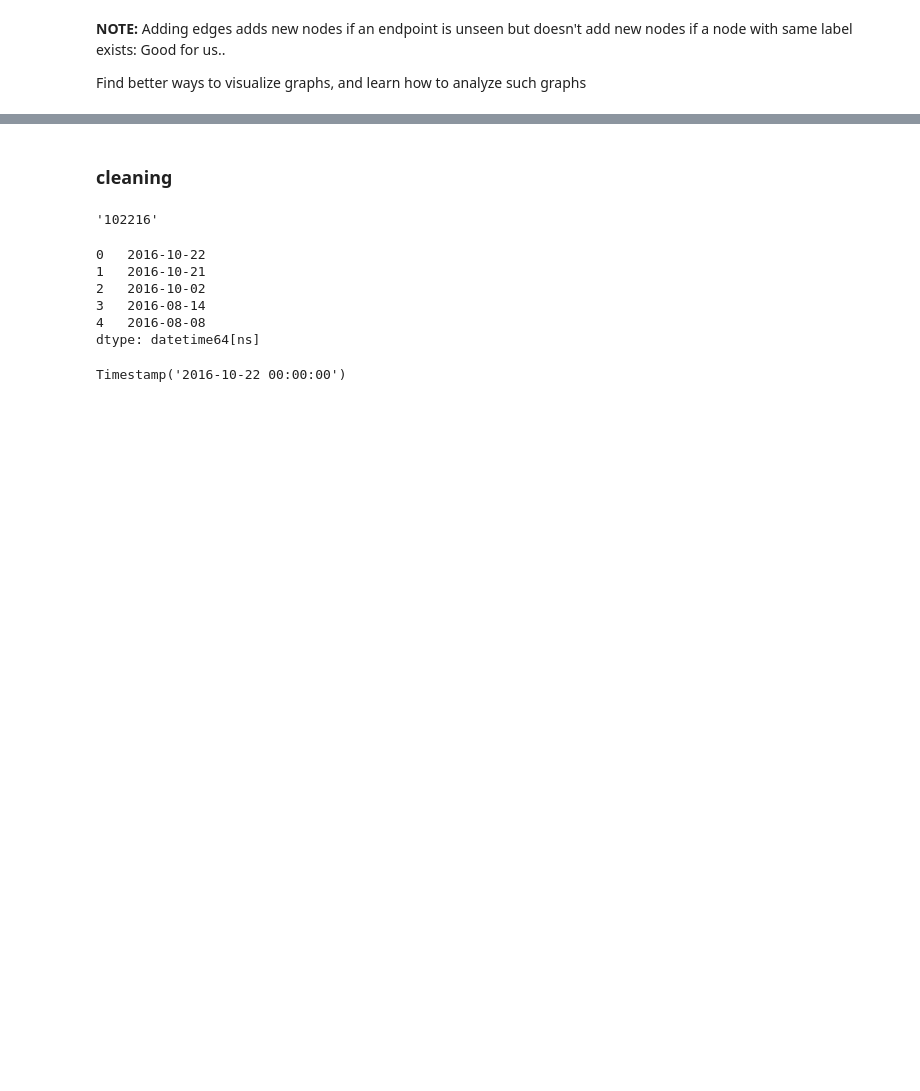
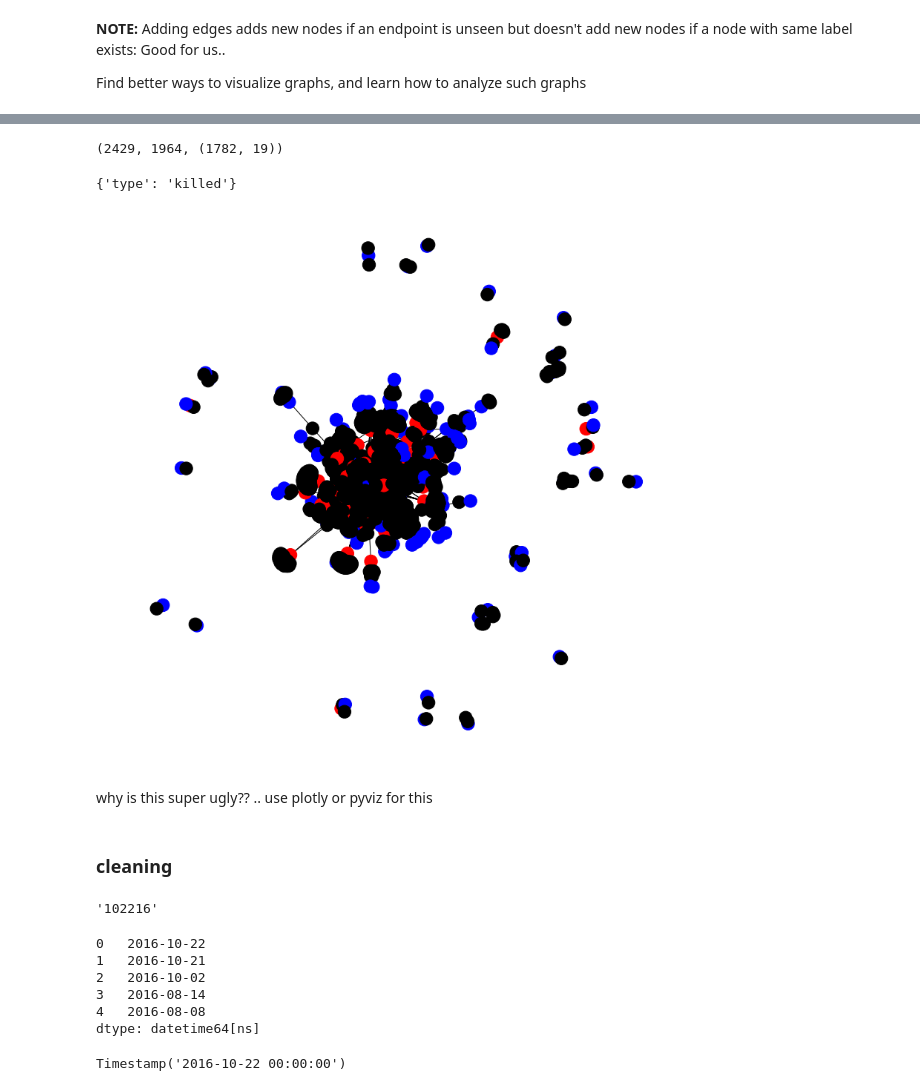
Before and after one commit to seashiva94/data_viz_project, a Jupyter notebook: cpj_eda.ipynb, the cells around one changed output, grey strips where cells are left out. Drawn from its saved outputs; the diff is of its cells as text; code cells hidden in the pictures; blank space fills up the shorter version.

Commit message:
country_killed-person-nationality graph

```diff
--- a/cpj_eda.ipynb
+++ b/cpj_eda.ipynb
@@ -165,3 +147,55 @@ data.head()
+# %%
+G2 = nx.Graph()
+# %%
+seen_nats = []
+seen_ck = []
+for i in range(data.shape[0]):
+    row = data.iloc[i,:]
+    nationality = row.Nationality
+    country_killed = row.Country_killed
+    name = row.Name
+
+    G2.add_edge(country_killed, name)
+    G2.add_edge(name, nationality)
+
+    G2.nodes[name]['type'] = "person"
+    G2.nodes[country_killed]['type'] = "killed"
+    G2.nodes[nationality]['type'] = "nat"
+
+    G2.edges[(country_killed, name)]["type"] = "killed"
+    G2.edges[(name, nationality)]["type"] = "nat"
+# %%
+G2.number_of_edges(), G2.number_of_nodes(), data.shape
+# %% [output]
+(2429, 1964, (1782, 19))
+# %%
+for n in G2.nodes:
+    print(G2.nodes[n])
+    break
+# %% [output]
+{'type': 'killed'}
+# %%
+# node_colors = ['g' if G.nodes[node]['type'] == 'person' else 'r' for node in G.nodes ]
+# plt.figure(figsize=(10,10))
+# nx.draw(G, with_labels=False, font_weight='bold', node_color=node_colors)#labels=True=> too much text
+
+node_colors = []
+for n in G2.nodes:
+    if G2.nodes[n]['type'] == "person":
+        c = "k"
+    elif G2.nodes[n]['type'] == "killed":
+        c = "r"
+    else:
+        c = "b"
+    node_colors.append(c)
+# %%
+plt.figure(figsize=(10,10))
+nx.draw(G2, with_labels=False, font_weight='bold', node_color=node_colors, kwds = {'node_size': 20})
+#labels=True=> too much text
+# %% [output]
+[figure, added]
+# %% [markdown]
+why is this super ugly?? .. use plotly or pyviz for this
 # %% [markdown]
 ### cleaning
 # %%
```
Also changed, not shown: parts of 5 cells of this notebook.
